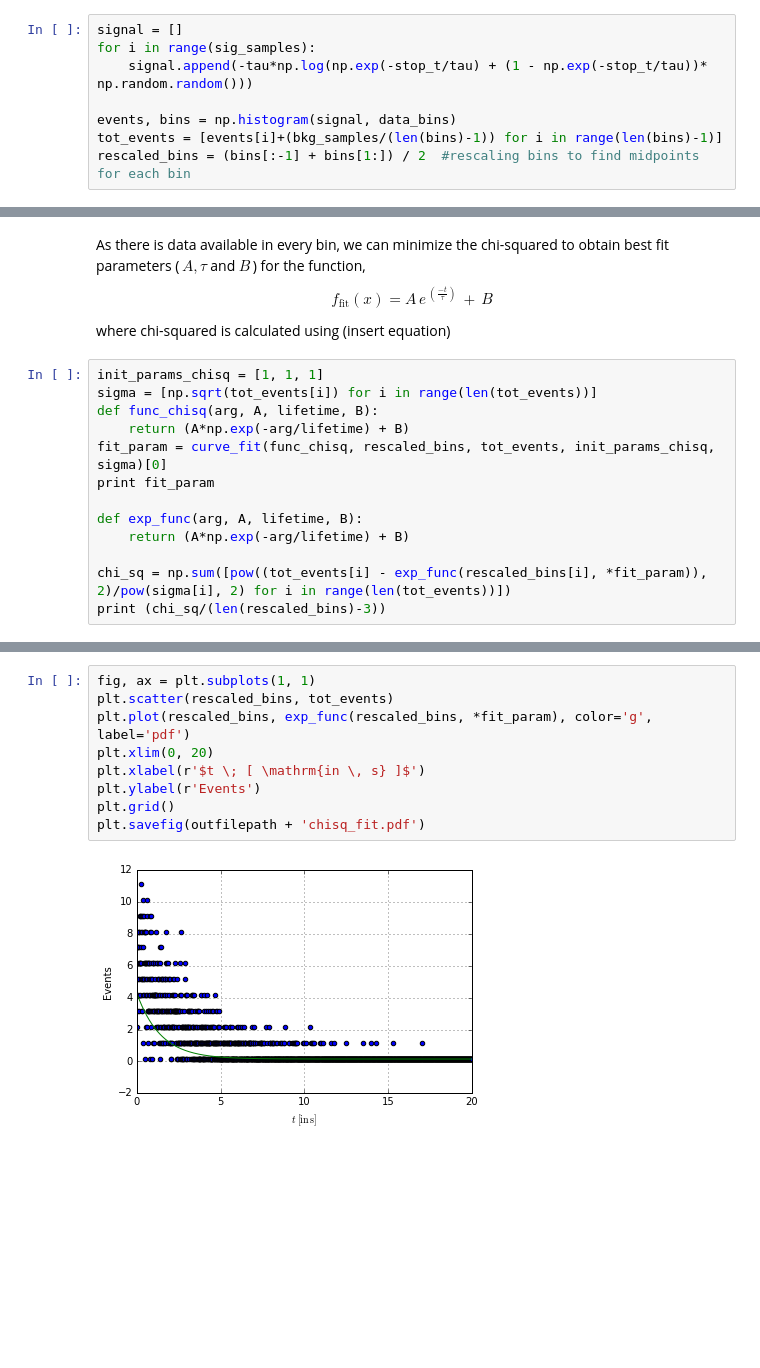
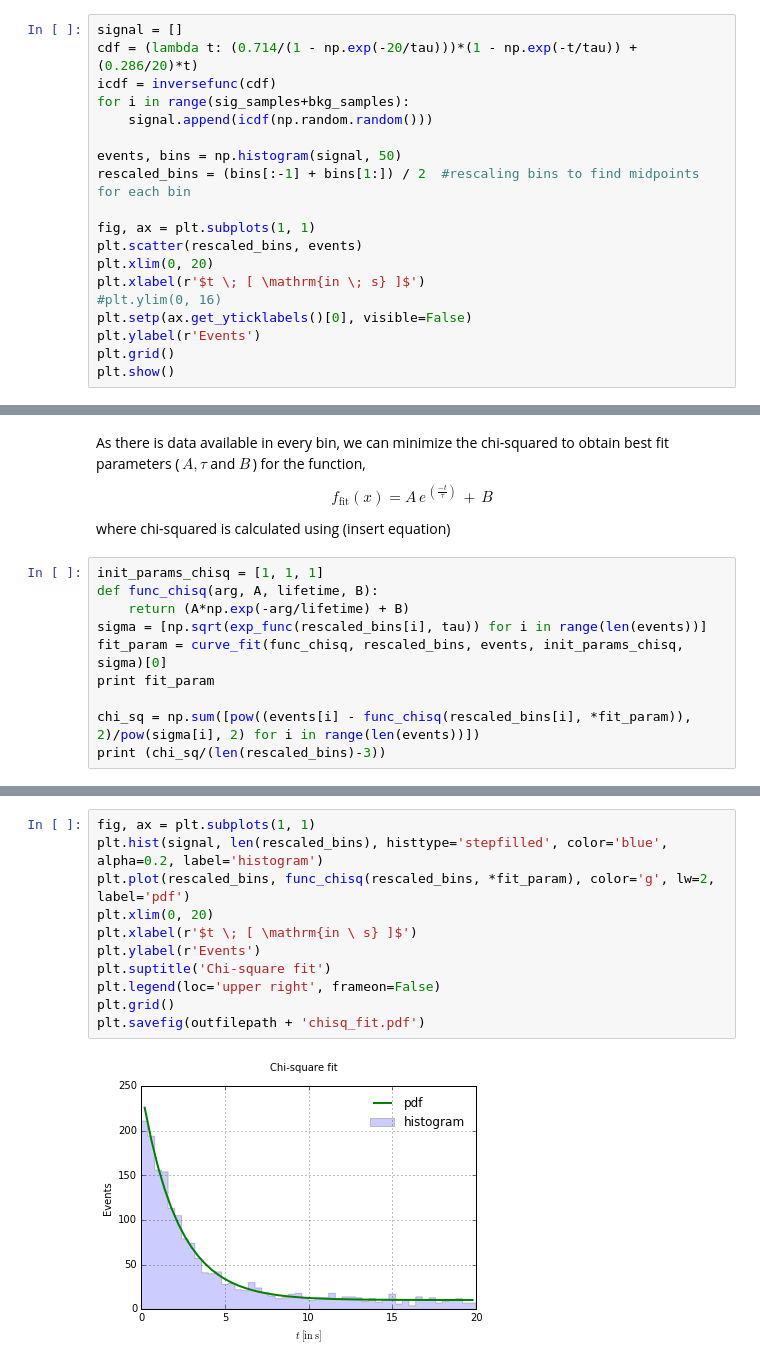
Before and after one commit to jtbuch/PHYS2010-F17-examples, a Jupyter notebook: muon_jupyter.ipynb, the cells around one changed output, grey strips where cells are left out. Saved outputs shown, nothing was run; the diff lists cells and outputs as text; blank space fills up the shorter version.

```diff
--- a/muon_jupyter.ipynb
+++ b/muon_jupyter.ipynb
@@ -124,10 +120,21 @@ plt.show()
 # %% [markdown]
 (likelihood fit on binned data with bkg doesn't make sense with exponential pdf, but may work with poission pmf.)
-# %%
-signal = []
-for i in range(sig_samples):
-	signal.append(-tau*np.log(np.exp(-stop_t/tau) + (1 - np.exp(-stop_t/tau))* np.random.random()))
-
-events, bins = np.histogram(signal, data_bins)
-tot_events = [events[i]+(bkg_samples/(len(bins)-1)) for i in range(len(bins)-1)]
-rescaled_bins = (bins[:-1] + bins[1:]) / 2  #rescaling bins to find midpoints for each bin
+# %%
+signal = []
+cdf = (lambda t: (0.714/(1 - np.exp(-20/tau)))*(1 - np.exp(-t/tau)) + (0.286/20)*t)
+icdf = inversefunc(cdf)
+for i in range(sig_samples+bkg_samples):
+	signal.append(icdf(np.random.random()))
+
+events, bins = np.histogram(signal, 50)
+rescaled_bins = (bins[:-1] + bins[1:]) / 2  #rescaling bins to find midpoints for each bin
+
+fig, ax = plt.subplots(1, 1)
+plt.scatter(rescaled_bins, events)
+plt.xlim(0, 20)
+plt.xlabel(r'$t \; [ \mathrm{in \; s} ]$')
+#plt.ylim(0, 16)
+plt.setp(ax.get_yticklabels()[0], visible=False)
+plt.ylabel(r'Events')
+plt.grid()
+plt.show()
@@ -140,15 +149,12 @@ f_\text{fit}(x) = A\,e^{\,(\frac{-t}{\tau})} \, + \, B
 where chi-squared is calculated using (insert equation)
 # %%
 init_params_chisq = [1, 1, 1]
-sigma = [np.sqrt(tot_events[i]) for i in range(len(tot_events))]
 def func_chisq(arg, A, lifetime, B):
 	return (A*np.exp(-arg/lifetime) + B)
-fit_param = curve_fit(func_chisq, rescaled_bins, tot_events, init_params_chisq, sigma)[0]
+sigma = [np.sqrt(exp_func(rescaled_bins[i], tau)) for i in range(len(events))]
+fit_param = curve_fit(func_chisq, rescaled_bins, events, init_params_chisq, sigma)[0]
 print fit_param
 
-def exp_func(arg, A, lifetime, B):
- 	return (A*np.exp(-arg/lifetime) + B)
-
-chi_sq = np.sum([pow((tot_events[i] - exp_func(rescaled_bins[i], *fit_param)), 2)/pow(sigma[i], 2) for i in range(len(tot_events))])
+chi_sq = np.sum([pow((events[i] - func_chisq(rescaled_bins[i], *fit_param)), 2)/pow(sigma[i], 2) for i in range(len(events))])
 print (chi_sq/(len(rescaled_bins)-3))
 # %% [output]
@@ -157,11 +163,13 @@ print (chi_sq/(len(rescaled_bins)-3))
 # %%
 fig, ax = plt.subplots(1, 1)
-plt.scatter(rescaled_bins, tot_events)
-plt.plot(rescaled_bins, exp_func(rescaled_bins, *fit_param), color='g', label='pdf')
+plt.hist(signal, len(rescaled_bins), histtype='stepfilled', color='blue', alpha=0.2, label='histogram')
+plt.plot(rescaled_bins, func_chisq(rescaled_bins, *fit_param), color='g', lw=2, label='pdf')
 plt.xlim(0, 20)
-plt.xlabel(r'$t \; [ \mathrm{in \, s} ]$')
+plt.xlabel(r'$t \; [ \mathrm{in \ s} ]$')
 plt.ylabel(r'Events')
+plt.suptitle('Chi-square fit')
+plt.legend(loc='upper right', frameon=False)
 plt.grid()
 plt.savefig(outfilepath + 'chisq_fit.pdf')
 # %% [output]
-[figure, old version]
+[figure, new version]
```
Also changed, not shown: parts of 8 cells of this notebook.
